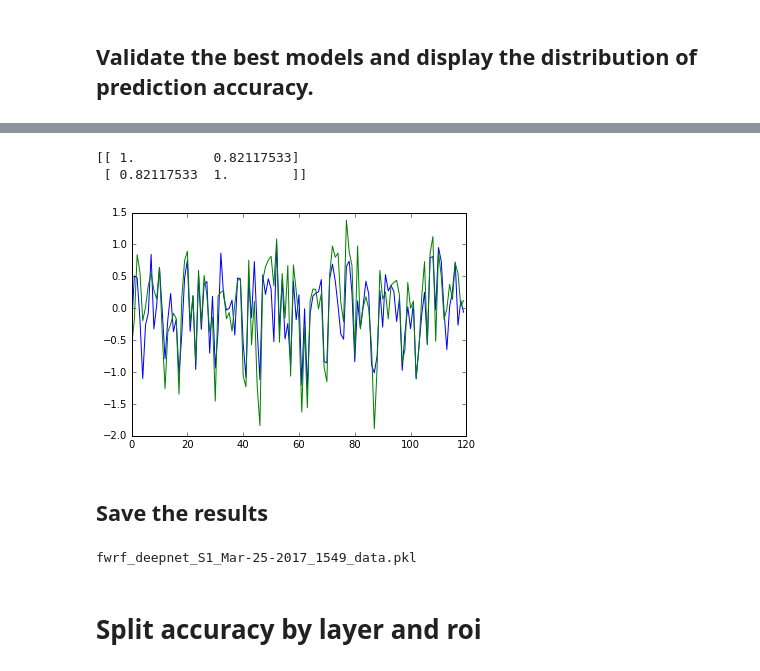
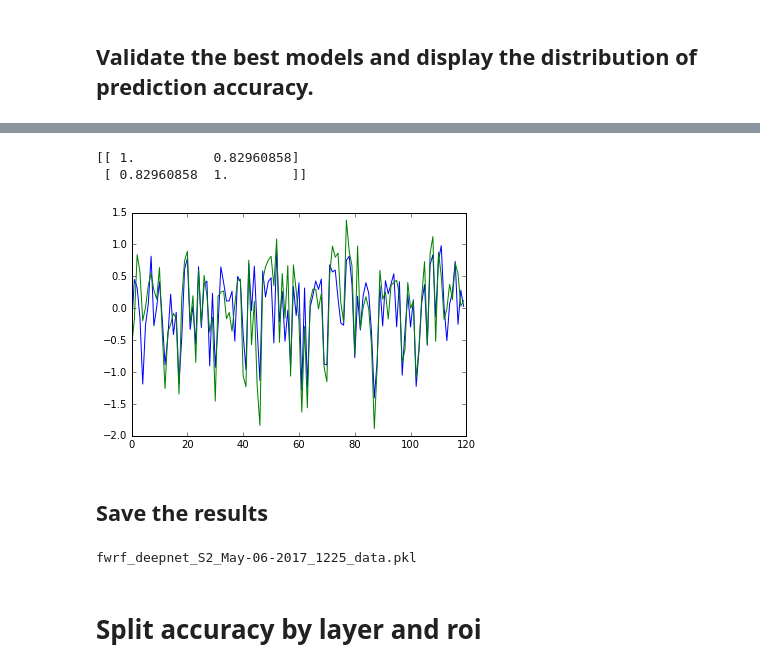
Before and after one commit to styvesg/fwrf, a Jupyter notebook: fwrf_training_dnn_model_template.ipynb, the cells around one changed output, grey strips where cells are left out. Drawn from its saved outputs; the diff is of its cells as text; code cells hidden in the pictures.

```diff
--- a/fwrf_training_dnn_model_template.ipynb
+++ b/fwrf_training_dnn_model_template.ipynb
@@ -351,15 +360,12 @@ print np.amin(all_rfw_data), np.amax(all_rfw_data)
 # %%
 # split the model space tensor into trn and val set.
-trn_rfw_data = all_rfw_data[:trn_size]
-val_rfw_data = all_rfw_data[trn_size:]
+trn_mst_data = mst_data[:trn_size]
+val_mst_data = mst_data[trn_size:]
 # %% [markdown]
 ## Run the models
 # %%
-lr = 1e-4
-num_epochs = 20
-
-val_scores, best_scores, best_abs_models, best_rel_models, best_params = fwrf.shared_model_training(\
-    trn_rfw_data, trnVoxelData, sharedModel_specs, voxelParams,\
-    val_test_size=350, lr=lr, l2=0., num_epochs=num_epochs, output_val_scores=True, verbose=True, dry_run=False, use_data_as_rfw_data=True)
+val_scores, best_scores, best_abs_models, best_rel_models, best_params, best_avg, best_std = fwrf.shared_model_training(\
+    trn_mst_data, trn_voxel_data, sharedModel_specs, voxelParams,\
+    val_test_size=350, lr=1e-4, l2=0., num_epochs=40, output_val_scores=True, verbose=True, dry_run=False)
 # %% [output]
 Voxel-Candidates model optimization...
@@ -569,6 +402,6 @@ plt.yscale('log')
 # %% [markdown]
 ## If output_val_scores was set to True, display the validation score for all candidate of one voxels and the time series of the best candidates for all voxels.
 # %%
-vidx = 3566
+vidx = 266
 print best_abs_models[vidx,:]
 fig1 = display_candidate_loss(val_scores[-1,vidx,:], nx, ny, ns)
@@ -584,4 +411,4 @@ for v in range(val_scores.shape[1]):
 # %% [markdown]
 ## Validate the best models and display the distribution of prediction accuracy.
 # %%
-val_pred, val_cc = fwrf.validate_models(val_rfw_data, valVoxelData, best_rel_models, best_params, use_data_as_rfw_data=True)
+val_pred, val_cc = fwrf.validate_models(val_mst_data, val_voxel_data, best_rel_models, best_params)
@@ -603,12 +423,12 @@ sum(cc>0.2) = 3322
 # %%
 plt.plot(val_pred[:,vidx])
-plt.plot(valVoxelData[:,vidx])
+plt.plot(val_voxel_data[:,vidx])
 
-print np.corrcoef(val_pred[:,vidx], valVoxelData[:,vidx])
+print np.corrcoef(val_pred[:,vidx], val_voxel_data[:,vidx])
 # %% [output]
-[[ 1.          0.82117533]
- [ 0.82117533  1.        ]]
+[[ 1.          0.82960858]
+ [ 0.82960858  1.        ]]
-[figure, old version]
+[figure, new version]
 # %% [markdown]
 ## Save the results
 # %%
@@ -626,13 +446,15 @@ ex_values = {'dataset': 'vim-1',
              'scores': best_scores,
              'models': best_abs_models,
              'params': best_params,
+             'normavg': best_avg,
+             'normstd': best_std,
              'val_pred': val_pred,
              'val_cc': val_cc}
 pickle.dump(ex_values, ex_file)
 ex_file.close()
 print ex_file_name
 # %% [output]
-fwrf_deepnet_S1_Mar-25-2017_1549_data.pkl
+fwrf_deepnet_S2_May-06-2017_1225_data.pkl
 # %% [markdown]
 # Split accuracy by layer and roi
 # %%
```
Also changed, not shown: parts of 23 cells of this notebook, 5 other files.
